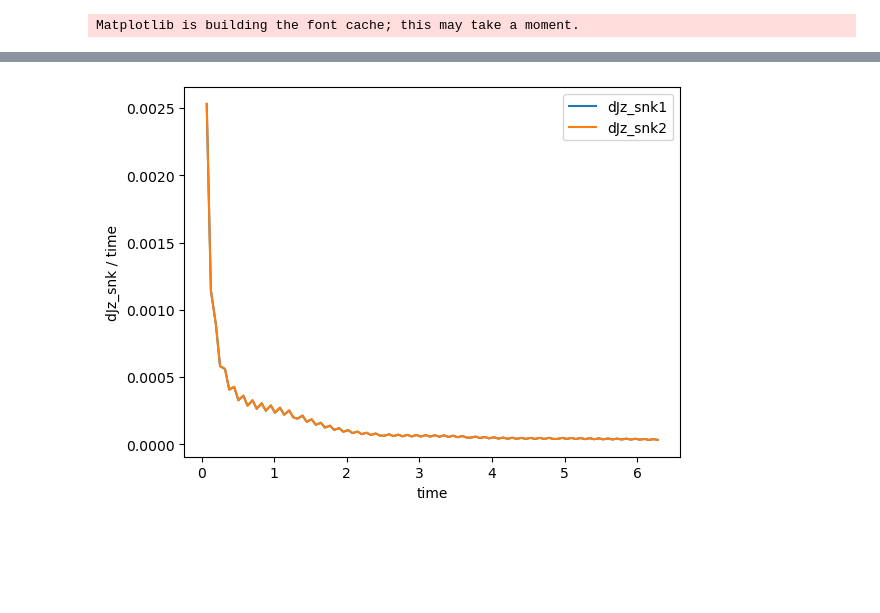
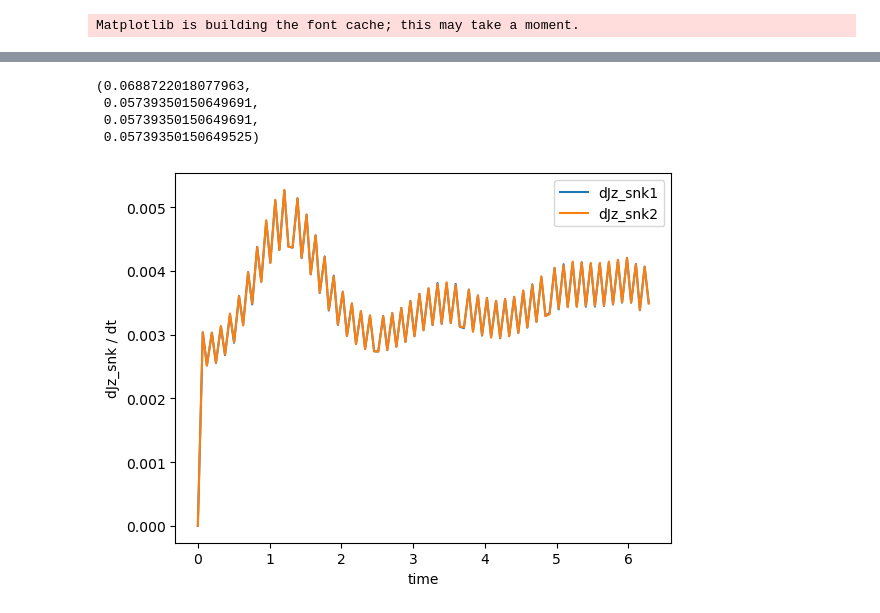
Before and after one commit to HangChelseaSu/Black_Hole_Accretion_Project_PI, a Jupyter notebook: Python_scripts/report_dat_data.ipynb, the cells around one changed output, grey strips where cells are left out. Saved outputs shown, nothing was run; the diff lists cells and outputs as text; code cells hidden in the pictures; blank space fills up the shorter version.

Commit message:
plots

```diff
--- a/Python_scripts/report_dat_data.ipynb
+++ b/Python_scripts/report_dat_data.ipynb
@@ -34,16 +50,23 @@ dJz_grv1 = dat[:,15]
 dJz_grv2 = dat[:,16]
 dJz_snk1 = dat[:,17]
 dJz_snk2 = dat[:,18]
+# %%
+t[1] - t[0], t[10] - t[9], t[2] - t[1], t[80] - t[79]
+# %% [output]
+(0.0688722018077963,
+ 0.05739350150649691,
+ 0.05739350150649691,
+ 0.05739350150649525)
 # %%
 fig, ax = plt.subplots(1, 1)
-ax.plot(t, dJz_snk1/t, label='dJz_snk1')
-ax.plot(t, dJz_snk2/t, label='dJz_snk2')
+ax.plot(t, dJz_snk1/0.0573935, label='dJz_snk1')
+ax.plot(t, dJz_snk2/0.0573935, label='dJz_snk2')
 # ax.set_ylim(0, 0.5)
-ax.set_ylabel('dJz_snk / time')
+ax.set_ylabel('dJz_snk / dt')
 ax.set_xlabel('time')
 fig.savefig('dJz_snk')
 plt.legend()
 plt.show()
 # plt.close(fig) #delete figure from memory
 # %% [output]
-[figure, old version]
+[figure, new version]
```
Also changed, not shown: parts of 1 cell of this notebook, 3 other files.
